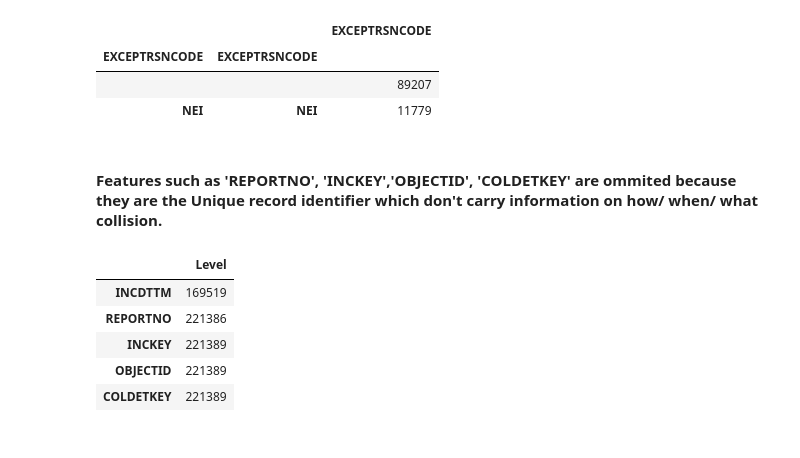
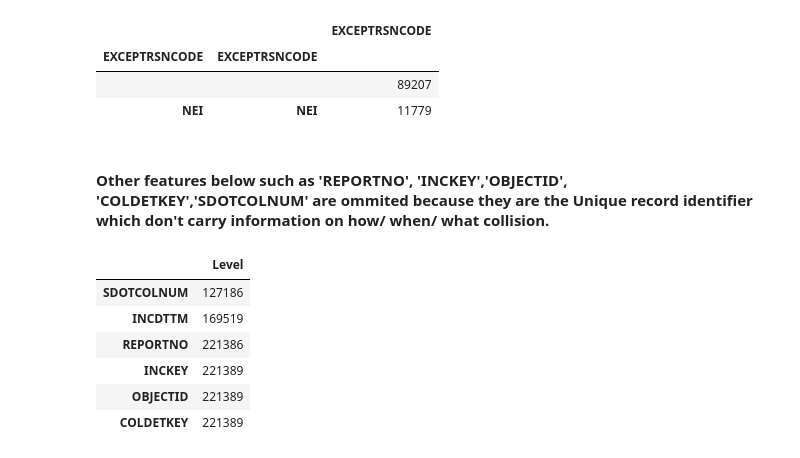
Before and after one commit to adityabudiwinata/Coursera_Capstone, a Jupyter notebook: Accident_Severity_Analysis.ipynb, the cells around one changed output. Cells and saved outputs as stored; diff of their text form; code cells hidden in the pictures.

```diff
--- a/Accident_Severity_Analysis.ipynb
+++ b/Accident_Severity_Analysis.ipynb
@@ -116,12 +120,13 @@ df_col_EXCEPTRSNCODE.head()
 |  |  | 89207 |
 | NEI | NEI | 11779 |
 # %% [markdown]
-#### Features such as 'REPORTNO', 'INCKEY','OBJECTID', 'COLDETKEY' are ommited because they are the Unique record identifier which don't carry information on how/ when/ what collision.
+#### Other features below such as 'REPORTNO', 'INCKEY','OBJECTID', 'COLDETKEY','SDOTCOLNUM' are ommited because they are the Unique record identifier which don't carry information on how/ when/ what collision.
 # %%
 df_col_desc = pd.DataFrame(df_col.nunique(),columns=['Level'])
-df_col_desc.sort_values(by=['Level']).iloc[35:40, 0:1]
+df_col_desc.sort_values(by=['Level']).iloc[34:40, 0:1]
 # %% [output]
 |  | Level |
+| SDOTCOLNUM | 127186 |
 | INCDTTM | 169519 |
 | REPORTNO | 221386 |
 | INCKEY | 221389 |
```
Also changed, not shown: parts of 21 cells of this notebook.
